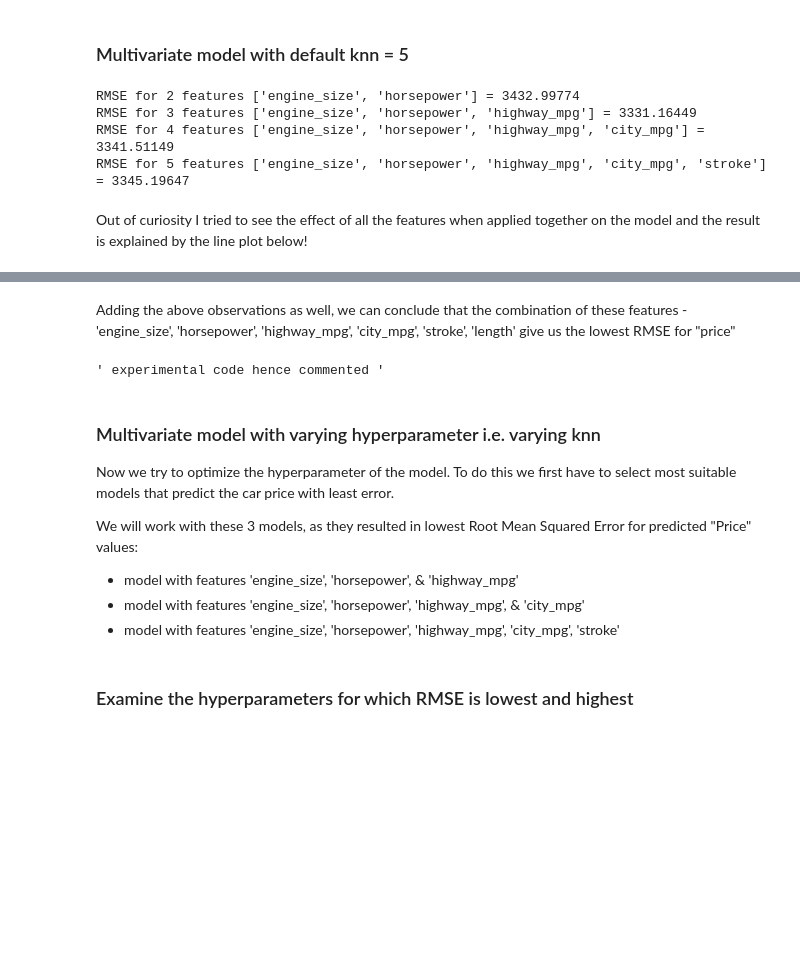
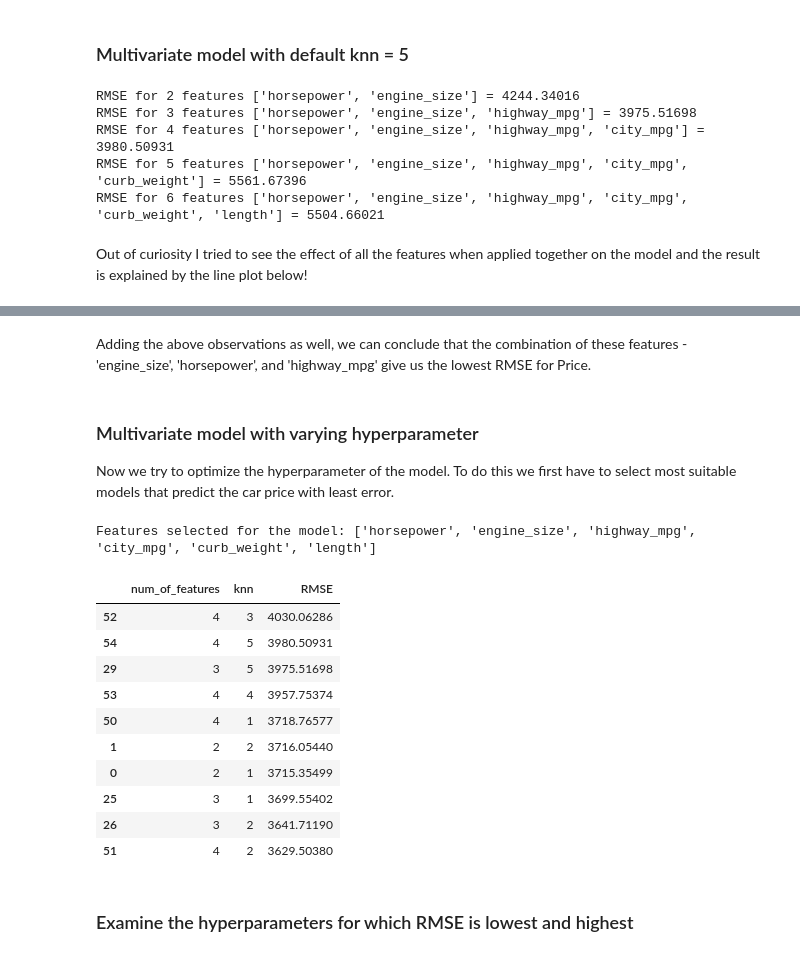
Before and after one commit to simplyrucha/KNNModel, a Jupyter notebook: GP_PredictingCarPrices.ipynb, the cells around one changed output, grey strips where cells are left out. Saved outputs shown, nothing was run; the diff lists cells and outputs as text; code cells hidden in the pictures; blank space fills up the shorter version.

```diff
--- a/GP_PredictingCarPrices.ipynb
+++ b/GP_PredictingCarPrices.ipynb
@@ -592,7 +569,7 @@ peak_rpm : 8542.592622
 def multivariate_knn_5(features, target, dataset):
 
     # obtain the train and test dataframes using split_dataset function
-    train_df, test_df = split_dataset(imports_85_norm, len(imports_85_norm))
+    train_df, test_df = split_dataset(imports_85_norm)
 
     # instantiate object of KNNRegressors Class
     knn = KNeighborsRegressor(n_neighbors = 5)
@@ -611,18 +588,19 @@ def multivariate_knn_5(features, target, dataset):
 
     return multivariate_rmse
 # %%
-# test model for - top 2, top 3, top 4, top 5 an top 6 features from feature_avg_rmse series
+# test model for - top 2, top 3, top 4, top 5 and top 6 features from feature_avg_rmse series
 target_col = "price"
 
-for nf in range(2,6):
+for nf in range(2,7):
     features = feature_avg_rmse[:nf]
     multi_rmse = multivariate_knn_5(features = features, target = target_col, dataset = imports_85_norm)
     print("RMSE for {} features {} = {}".format(nf, features, multi_rmse))
 # %% [output]
-RMSE for 2 features ['engine_size', 'horsepower'] = 3432.99774
-RMSE for 3 features ['engine_size', 'horsepower', 'highway_mpg'] = 3331.16449
-RMSE for 4 features ['engine_size', 'horsepower', 'highway_mpg', 'city_mpg'] = 3341.51149
-RMSE for 5 features ['engine_size', 'horsepower', 'highway_mpg', 'city_mpg', 'stroke'] = 3345.19647
+RMSE for 2 features ['horsepower', 'engine_size'] = 4244.34016
+RMSE for 3 features ['horsepower', 'engine_size', 'highway_mpg'] = 3975.51698
+RMSE for 4 features ['horsepower', 'engine_size', 'highway_mpg', 'city_mpg'] = 3980.50931
+RMSE for 5 features ['horsepower', 'engine_size', 'highway_mpg', 'city_mpg', 'curb_weight'] = 5561.67396
+RMSE for 6 features ['horsepower', 'engine_size', 'highway_mpg', 'city_mpg', 'curb_weight', 'length'] = 5504.66021
 # %% [markdown]
 Out of curiosity I tried to see the effect of all the features when applied together on the model and the result is explained by the line plot below!
 # %%
@@ -655,24 +629,11 @@ fig.show()
 # %% [output]
 [interactive output not drawn]
 # %% [markdown]
-Adding the above observations as well, we can conclude that the combination of these features - 'engine_size', 'horsepower', 'highway_mpg', 'city_mpg', 'stroke', 'length' give us the lowest RMSE for "price"
+Adding the above observations as well, we can conclude that the combination of these features - 'engine_size', 'horsepower', and 'highway_mpg' give us the lowest RMSE for Price.
-# %%
-""" experimental code hence commented """
-# features = ['engine_size', 'horsepower', 'highway_mpg', 'city_mpg', 'stroke', 'length']
-# print(multivariate_knn_5(features = features, target = target_col, dataset = imports_85_norm))
-# features = ['engine_size', 'horsepower', 'highway_mpg', 'city_mpg', 'length']
-# print(multivariate_knn_5(features = features, target = target_col, dataset = imports_85_norm))
-# %% [output]
-' experimental code hence commented '
 # %% [markdown]
-### Multivariate model with varying hyperparameter i.e. varying knn
+### Multivariate model with varying hyperparameter
 
 Now we try to optimize the hyperparameter of the model. To do this we first have to select most suitable models that predict the car price with least error.
-
-We will work with these 3 models, as they resulted in lowest Root Mean Squared Error for predicted "Price" values:
-- model with features 'engine_size', 'horsepower', & 'highway_mpg'
-- model with features 'engine_size', 'horsepower', 'highway_mpg', & 'city_mpg'
-- model with features 'engine_size', 'horsepower', 'highway_mpg', 'city_mpg', 'stroke'
 # %%
 """ Function to calculate multivariate Root Mean Squared Error given
    Feature columns & a Target Column, a Dataset and count of nearest neighbors to consider """
@@ -681,7 +642,7 @@ We will work with these 3 models, as they resulted in lowest Root Mean Squared E
 def multivariate_vary_knn(features, target, dataset, k):
 
     # obtain the train and test dataframes using split_dataset function
-    train_df, test_df = split_dataset(imports_85_norm, len(imports_85_norm))
+    train_df, test_df = split_dataset(imports_85_norm)
 
     # instantiate object of KNNRegressors Class
     knn = KNeighborsRegressor(n_neighbors = k)
@@ -704,12 +665,14 @@ def multivariate_vary_knn(features, target, dataset, k):
 hyper_params = range(1, 26)
 
 # best suited features selected
-model_features = ['engine_size', 'horsepower', 'highway_mpg', 'city_mpg', 'stroke', 'length']
+model_features = feature_avg_rmse[:6]
+
+print("Features selected for the model:", model_features)
 
 knn_rmse_dict = {}
 
-# for loop - to calculate RMSE for models with 3, 4, and 6 best suited features
-for nf in [3, 4, 5]:
+# for loop - to calculate RMSE for models with 2, 3, 4, 5, and 6 best suited features
+for nf in [2, 3, 4, 5, 6]:
     features = model_features[:nf]
 
     # for loop to calculate RMSE values for each of the hyperparameter
@@ -721,9 +684,26 @@ for nf in [3, 4, 5]:
 
 # convert dictionary to a Pandas dataframe
 hyperparams_df = pd.DataFrame({"num_of_features" : [each_key[0] for each_key in knn_rmse_dict.keys()],
-                             "hyperparams" : [each_key[1] for each_key in knn_rmse_dict.keys()],
-                             "RMSE" : [rmse_val for rmse_val in knn_rmse_dict.values()]
-                            })
+                               "knn" : [each_key[1] for each_key in knn_rmse_dict.keys()],
+                               "RMSE" : [rmse_val for rmse_val in knn_rmse_dict.values()]
+                              })
+# %% [output]
+Features selected for the model: ['horsepower', 'engine_size', 'highway_mpg', 'city_mpg', 'curb_weight', 'length']
+# %%
+# lowest 10 RMSE values
+hyperparams_df.sort_values("RMSE", ascending = False).tail(10)
+# %% [output]
+|  | num_of_features | knn | RMSE |
+| 52 | 4 | 3 | 4030.06286 |
+| 54 | 4 | 5 | 3980.50931 |
+| 29 | 3 | 5 | 3975.51698 |
+| 53 | 4 | 4 | 3957.75374 |
+| 50 | 4 | 1 | 3718.76577 |
+| 1 | 2 | 2 | 3716.05440 |
+| 0 | 2 | 1 | 3715.35499 |
+| 25 | 3 | 1 | 3699.55402 |
+| 26 | 3 | 2 | 3641.71190 |
+| 51 | 4 | 2 | 3629.50380 |
 # %% [markdown]
 ### Examine the hyperparameters for which RMSE is lowest and highest
 # %%
```
Also changed, not shown: parts of 58 cells of this notebook.
